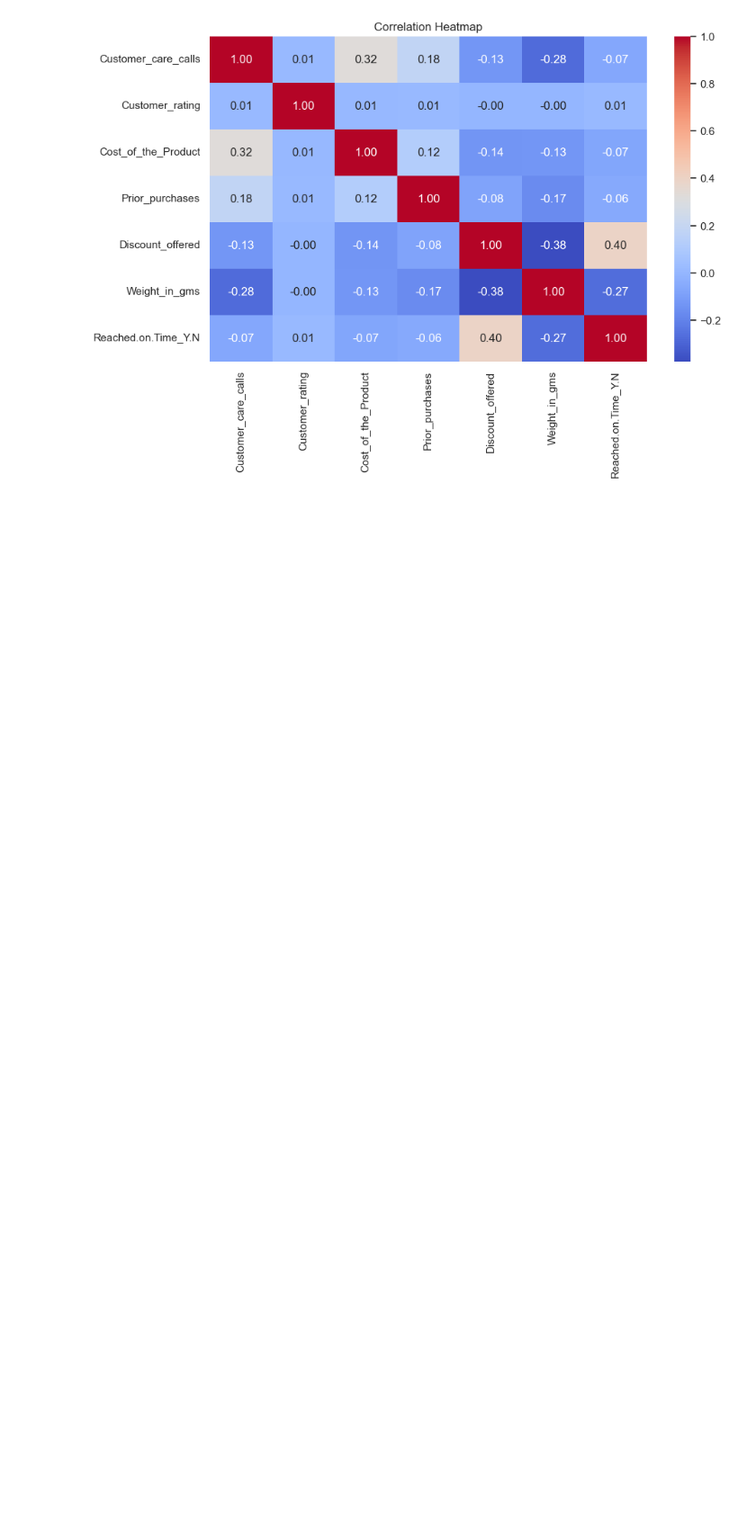
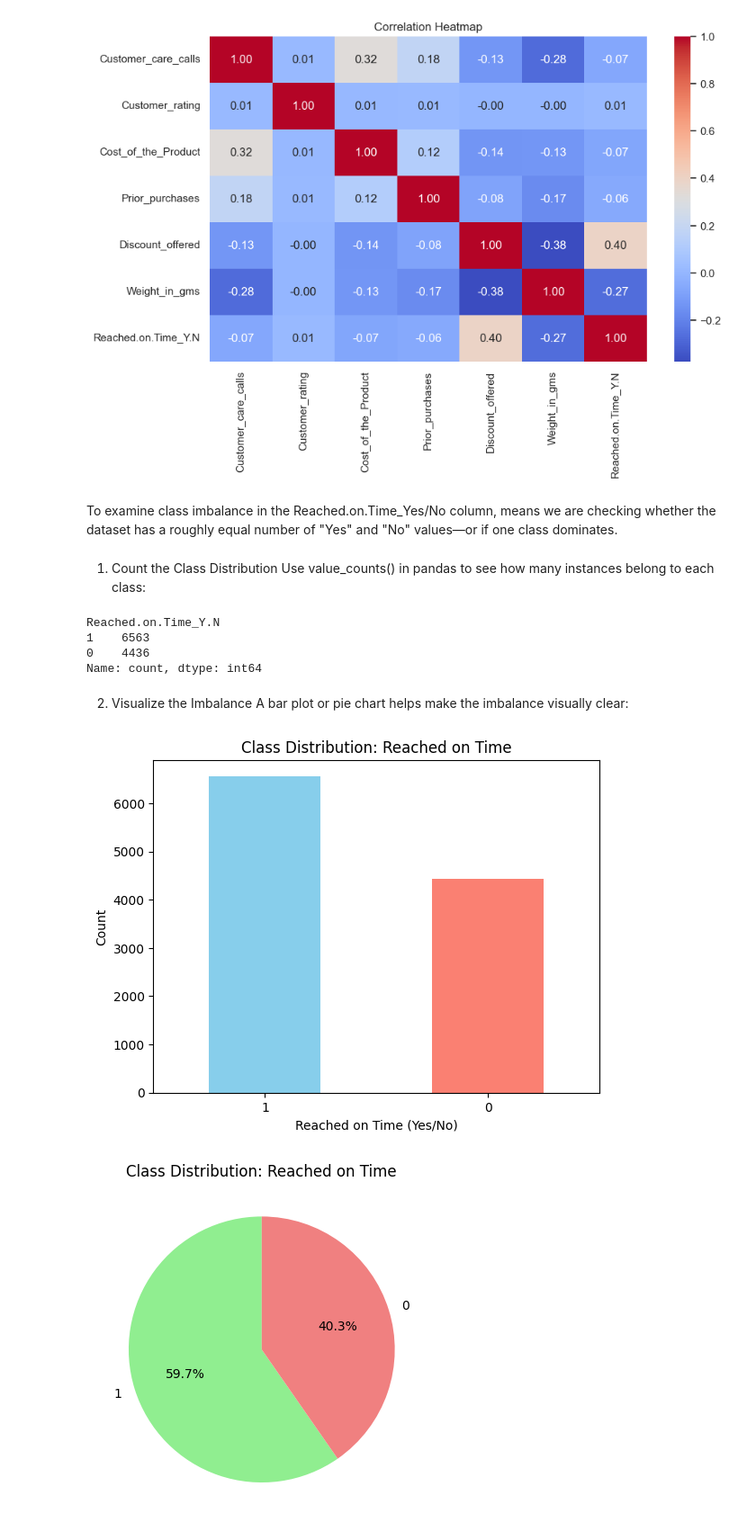
Before and after one commit to Arps09/ShipmentSure-Predicting-On-Time-Delivery-Using-Supplier-Data, a Jupyter notebook: EDA.ipynb, the cells around one changed output. Shown: that part at 90% size. Cells and saved outputs as stored; diff of their text form; code cells hidden in the pictures; blank space fills up the shorter version.

```diff
--- a/EDA.ipynb
+++ b/EDA.ipynb
@@ -169,3 +169,41 @@ plt.title("Correlation Heatmap")
 plt.show()
 # %% [output]
 [figure]
+# %% [markdown]
+To examine class imbalance in the Reached.on.Time_Yes/No column, means we are checking whether the dataset has a roughly equal number of "Yes" and "No" values—or if one class dominates.
+# %% [markdown]
+1. Count the Class Distribution
+Use value_counts() in pandas to see how many instances belong to each class:
+# %%
+import pandas as pd
+
+df = pd.read_csv('Train.csv')
+class_counts = df['Reached.on.Time_Y.N'].value_counts()
+print(class_counts)
+# %% [output]
+Reached.on.Time_Y.N
+1    6563
+0    4436
+Name: count, dtype: int64
+# %% [markdown]
+2. Visualize the Imbalance
+A bar plot or pie chart helps make the imbalance visually clear:
+# %%
+import matplotlib.pyplot as plt
+
+# Bar plot
+class_counts.plot(kind='bar', color=['skyblue', 'salmon'])
+plt.title('Class Distribution: Reached on Time')
+plt.xlabel('Reached on Time (Yes/No)')
+plt.ylabel('Count')
+plt.xticks(rotation=0)
+plt.show()
+
+# Optional: Pie chart
+class_counts.plot(kind='pie', autopct='%1.1f%%', startangle=90, colors=['lightgreen', 'lightcoral'])
+plt.title('Class Distribution: Reached on Time')
+plt.ylabel('')
+plt.show()
+# %% [output]
+[figure, added]
+[figure, added]
```
Also changed, not shown: parts of 2 cells of this notebook, 1 other file.
